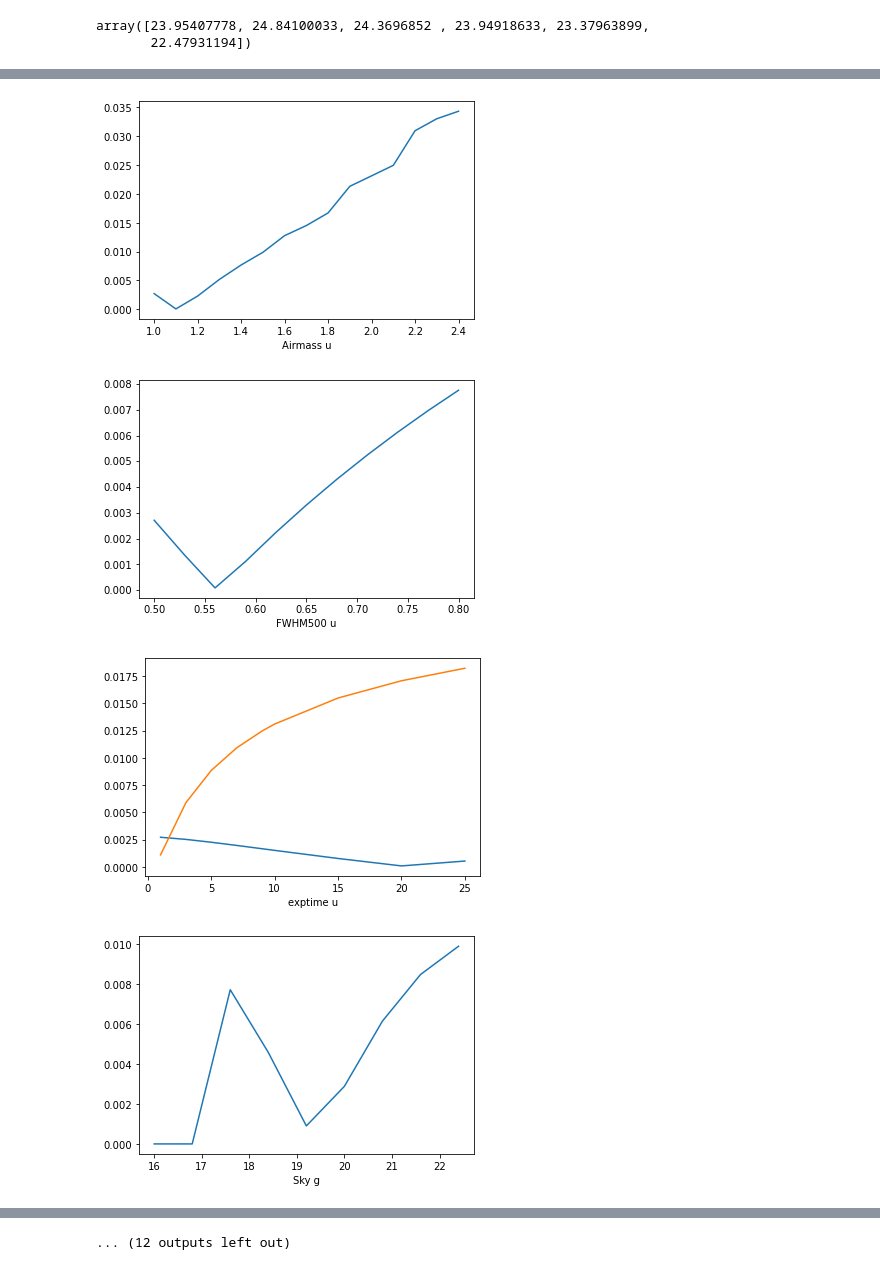
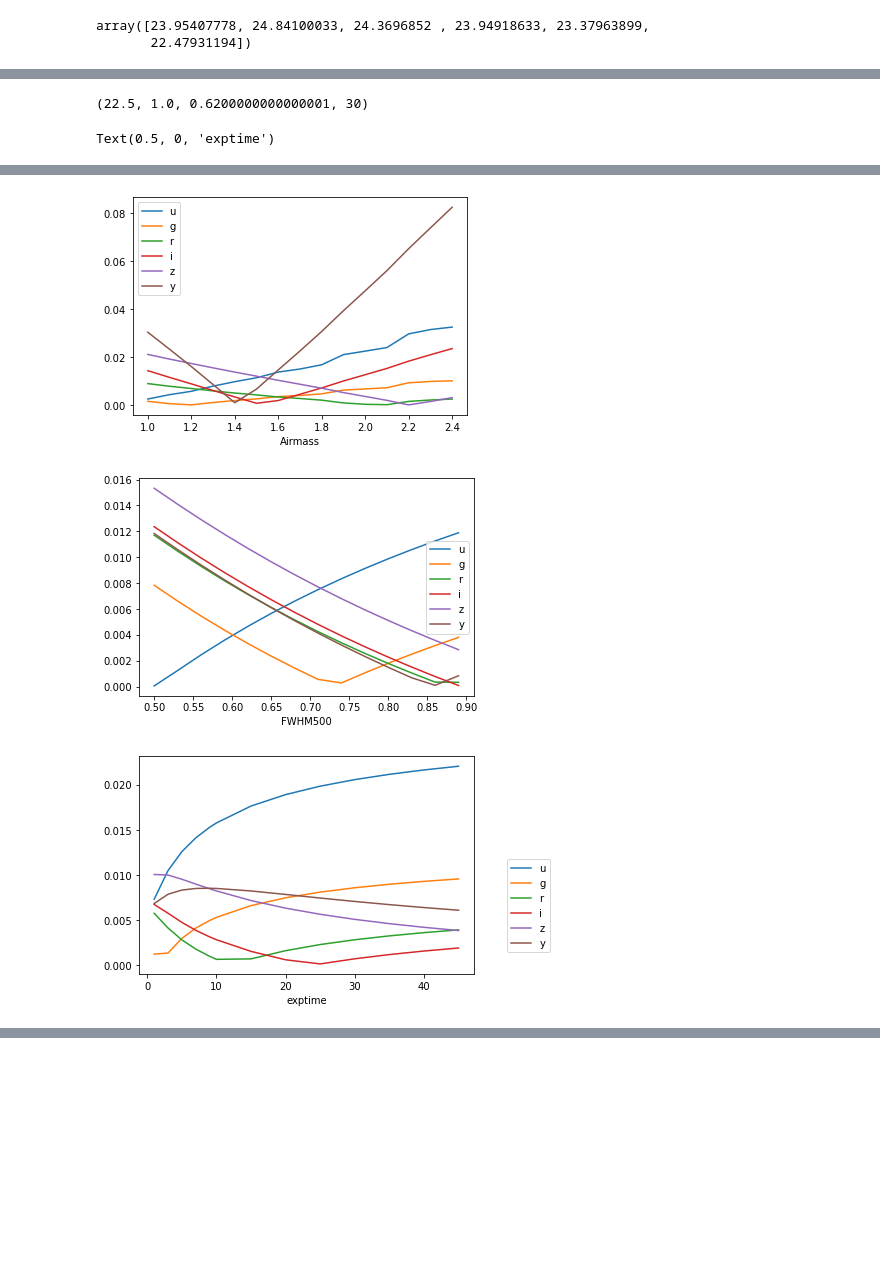
Before and after one commit to rhiannonlynne/notebooks, a Jupyter notebook: m5_approx check.ipynb, the cells around one changed output, grey strips where cells are left out. Drawn from its saved outputs; the diff is of its cells as text; code cells hidden in the pictures; blank space fills up the shorter version.

```diff
--- a/m5_approx check.ipynb
+++ b/m5_approx check.ipynb
@@ -161,7 +162,10 @@ diff.shape
 # %%
 diff[~skymask] = -999
 # %%
-n,b, p = plt.hist(diff.flatten(), bins=100, range=[0, .11])
+flist = np.arange(0, len(filterlist))
+for fi, f in zip(flist, filterlist):
+    n,b, p = plt.hist(diff[:,:,:,:,fi].flatten(), bins=100, range=[0, .11], alpha=0.3, label=f)
+plt.legend()
 plt.xlabel("abs(m5 calc - m5 scaled)")
 # %% [output]
 Text(0.5, 0, 'abs(m5 calc - m5 scaled)')
@@ -169,9 +173,11 @@ Text(0.5, 0, 'abs(m5 calc - m5 scaled)')
 # %%
 thresholds = np.arange(0.0, 0.15, .005)
-y = np.zeros(len(thresholds))
-for i, thresh in enumerate(thresholds):
-    y[i] = len(np.where(diff> thresh)[0]) / len(diff.flatten())
-plt.plot(thresholds, y)
+for fi, f in zip(flist, filterlist):
+    y = np.zeros(len(thresholds))
+    for i, thresh in enumerate(thresholds):
+        y[i] = len(np.where(diff[:,:,:,:,fi]> thresh)[0]) / len(diff[:,:,:,:,fi].flatten())
+    plt.plot(thresholds, y, label=f)
+plt.legend()
 plt.ylim(0, 1)
 plt.xlim(0, 0.15)
 plt.xlabel('Error in scaled m5 value')
@@ -213,4 +187,0 @@ print(len(tidx), len(texp_range), texp_range[tidx])
-# %%
-findx = np.unique(idx[4])
-flist = np.arange(0, len(filterlist), 1)
-print(findx, len(findx), len(filterlist), np.array(filterlist)[findx])
@@ -219,16 +188,31 @@ print(findx, len(findx), len(filterlist), np.array(filterlist)[findx])
+# %%
+# What are the indexes for the closest to reference values in each of these ranges?
+# sky -- darkest is probably fine
+# fwhm500 --
+sky_range[-1], X_range[0], fwhm500_range[4], texp_range[9]
+# %% [output]
+(22.5, 1.0, 0.6200000000000001, 30)
 # %%
+plt.figure()
 for fi, f in zip(flist, filterlist):
-    plt.figure()
-    plt.plot(sky_range, diff[:, 0, 0, 0, fi])
-    plt.xlabel(f'Sky {f}')
-    plt.figure()
-    plt.plot(X_range, diff[-1, :, 0, 0, fi])
-    plt.xlabel(f"Airmass {f}")
-    plt.figure()
-    plt.plot(fwhm500_range, diff[-1, 0, :, 0, fi])
-    plt.xlabel(f"FWHM500 {f}")
-    plt.figure()
-    plt.plot(texp_range, diff[-1, 0, 0, :, fi])
-    plt.plot(texp_range, diff[-3, 0, 0, :, fi])
-    plt.xlabel(f"exptime {f}")
+    plt.plot(sky_range, diff[:, 1, 4, 9, fi], label=f)
+plt.legend()
+plt.ylim(0, .04)
+plt.xlabel(f'Sky')
+plt.figure()
+for fi, f in zip(flist, filterlist):
+    plt.plot(X_range, diff[-1, :, 4, 9, fi], label=f)
+plt.legend()
+plt.xlabel(f"Airmass")
+plt.figure()
+for fi, f in zip(flist, filterlist):
+    plt.plot(fwhm500_range, diff[-1, 1, :, 0, fi], label=f)
+plt.legend()
+plt.xlabel(f"FWHM500")
+plt.figure()
+for fi, f in zip(flist, filterlist):
+    plt.plot(texp_range, diff[10, 1, 4, :, fi], linestyle='-', label=f)
+plt.legend(loc=(1.1, 0.1))
+plt.xlabel(f"exptime")
 # %% [output]
+Text(0.5, 0, 'exptime')
@@ -236,4 +220,3 @@ for fi, f in zip(flist, filterlist):
-[figure, old version]
+[figure, new version]
-[figure, old version]
+[figure, new version]
-[figure, old version]
+[figure, new version]
-[figure, removed]
@@ -247 +222,0 @@ for fi, f in zip(flist, filterlist):
-... (12 outputs left out)
```
Also changed, not shown: parts of 25 cells of this notebook.
